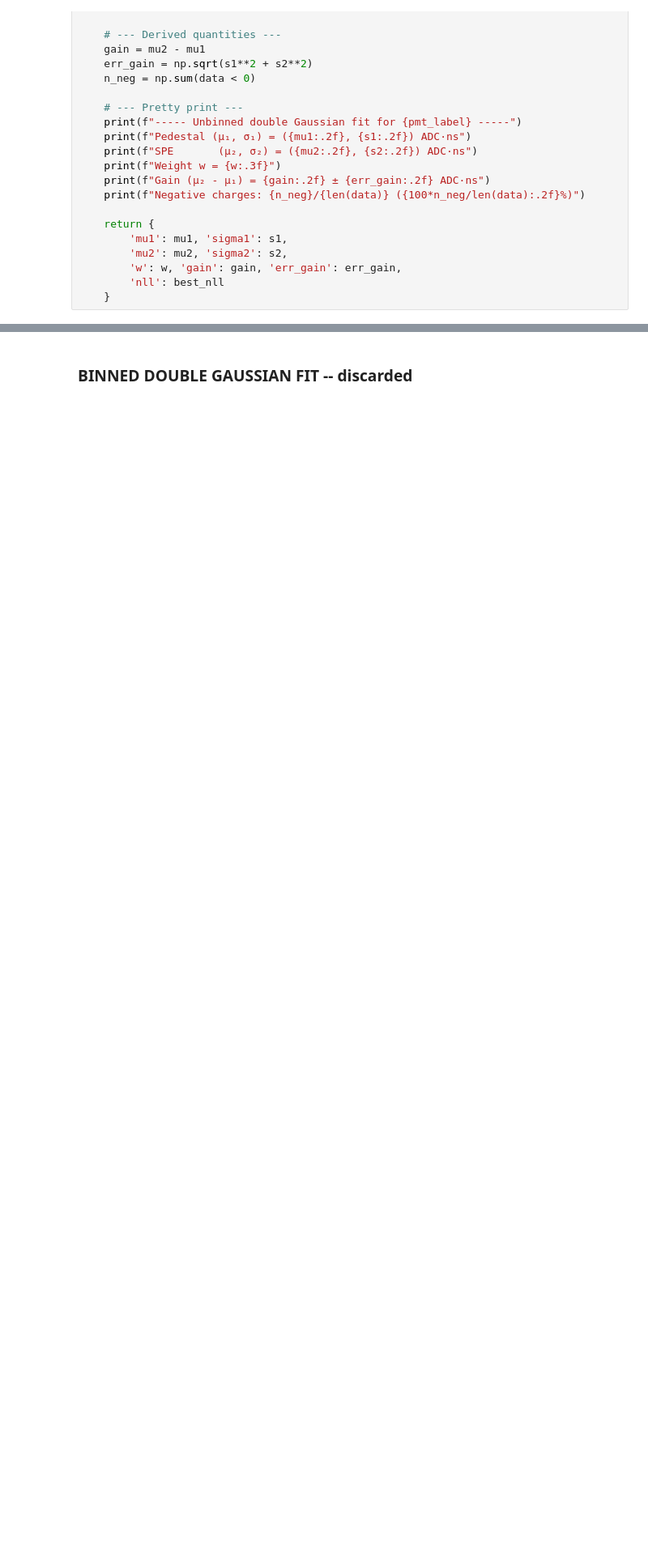
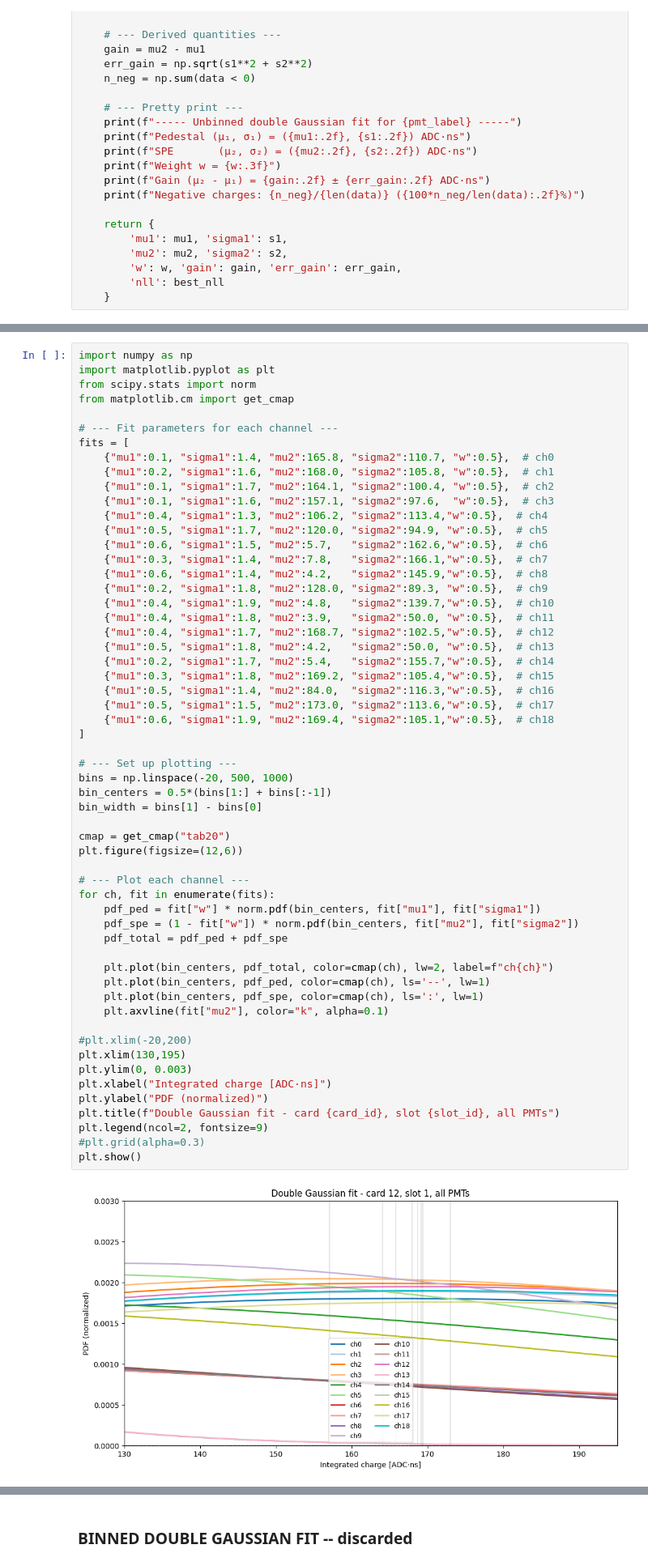
Before and after one commit to elenaramos44/WCTE_MC-Data_Validation_with_GAIN_Calibration, a Jupyter notebook: CALIBRATION.ipynb, the cells around one changed output, grey strips where cells are left out. Shown at 81% size. Saved outputs shown, nothing was run; the diff lists cells and outputs as text; blank space fills up the shorter version.

```diff
--- a/CALIBRATION.ipynb
+++ b/CALIBRATION.ipynb
@@ -1459,0 +1722,59 @@ plt.show()
+# %%
+import numpy as np
+import matplotlib.pyplot as plt
+from scipy.stats import norm
+from matplotlib.cm import get_cmap
+
+# --- Fit parameters for each channel ---
+fits = [
+    {"mu1":0.1, "sigma1":1.4, "mu2":165.8, "sigma2":110.7, "w":0.5},  # ch0
+    {"mu1":0.2, "sigma1":1.6, "mu2":168.0, "sigma2":105.8, "w":0.5},  # ch1
+    {"mu1":0.1, "sigma1":1.7, "mu2":164.1, "sigma2":100.4, "w":0.5},  # ch2
+    {"mu1":0.1, "sigma1":1.6, "mu2":157.1, "sigma2":97.6,  "w":0.5},  # ch3
+    {"mu1":0.4, "sigma1":1.3, "mu2":106.2, "sigma2":113.4,"w":0.5},  # ch4
+    {"mu1":0.5, "sigma1":1.7, "mu2":120.0, "sigma2":94.9, "w":0.5},  # ch5
+    {"mu1":0.6, "sigma1":1.5, "mu2":5.7,   "sigma2":162.6,"w":0.5},  # ch6
+    {"mu1":0.3, "sigma1":1.4, "mu2":7.8,   "sigma2":166.1,"w":0.5},  # ch7
+    {"mu1":0.6, "sigma1":1.4, "mu2":4.2,   "sigma2":145.9,"w":0.5},  # ch8
+    {"mu1":0.2, "sigma1":1.8, "mu2":128.0, "sigma2":89.3, "w":0.5},  # ch9
+    {"mu1":0.4, "sigma1":1.9, "mu2":4.8,   "sigma2":139.7,"w":0.5},  # ch10
+    {"mu1":0.4, "sigma1":1.8, "mu2":3.9,   "sigma2":50.0, "w":0.5},  # ch11
+    {"mu1":0.4, "sigma1":1.7, "mu2":168.7, "sigma2":102.5,"w":0.5},  # ch12
+    {"mu1":0.5, "sigma1":1.8, "mu2":4.2,   "sigma2":50.0, "w":0.5},  # ch13
+    {"mu1":0.2, "sigma1":1.7, "mu2":5.4,   "sigma2":155.7,"w":0.5},  # ch14
+    {"mu1":0.3, "sigma1":1.8, "mu2":169.2, "sigma2":105.4,"w":0.5},  # ch15
+    {"mu1":0.5, "sigma1":1.4, "mu2":84.0,  "sigma2":116.3,"w":0.5},  # ch16
+    {"mu1":0.5, "sigma1":1.5, "mu2":173.0, "sigma2":113.6,"w":0.5},  # ch17
+    {"mu1":0.6, "sigma1":1.9, "mu2":169.4, "sigma2":105.1,"w":0.5},  # ch18
+]
+
+# --- Set up plotting ---
+bins = np.linspace(-20, 500, 1000)
+bin_centers = 0.5*(bins[1:] + bins[:-1])
+bin_width = bins[1] - bins[0]
+
+cmap = get_cmap("tab20")
+plt.figure(figsize=(12,6))
+
+# --- Plot each channel ---
+for ch, fit in enumerate(fits):
+    pdf_ped = fit["w"] * norm.pdf(bin_centers, fit["mu1"], fit["sigma1"])
+    pdf_spe = (1 - fit["w"]) * norm.pdf(bin_centers, fit["mu2"], fit["sigma2"])
+    pdf_total = pdf_ped + pdf_spe
+
+    plt.plot(bin_centers, pdf_total, color=cmap(ch), lw=2, label=f"ch{ch}")
+    plt.plot(bin_centers, pdf_ped, color=cmap(ch), ls='--', lw=1)
+    plt.plot(bin_centers, pdf_spe, color=cmap(ch), ls=':', lw=1)
+    plt.axvline(fit["mu2"], color="k", alpha=0.1)
+
+#plt.xlim(-20,200)
+plt.xlim(130,195)
+plt.ylim(0, 0.003)
+plt.xlabel("Integrated charge [ADC·ns]")
+plt.ylabel("PDF (normalized)")
+plt.title(f"Double Gaussian fit - card {card_id}, slot {slot_id}, all PMTs")
+plt.legend(ncol=2, fontsize=9)
+#plt.grid(alpha=0.3)
+plt.show()
+# %% [output]
+[figure, added]
```
Also changed, not shown: parts of 19 cells of this notebook.
